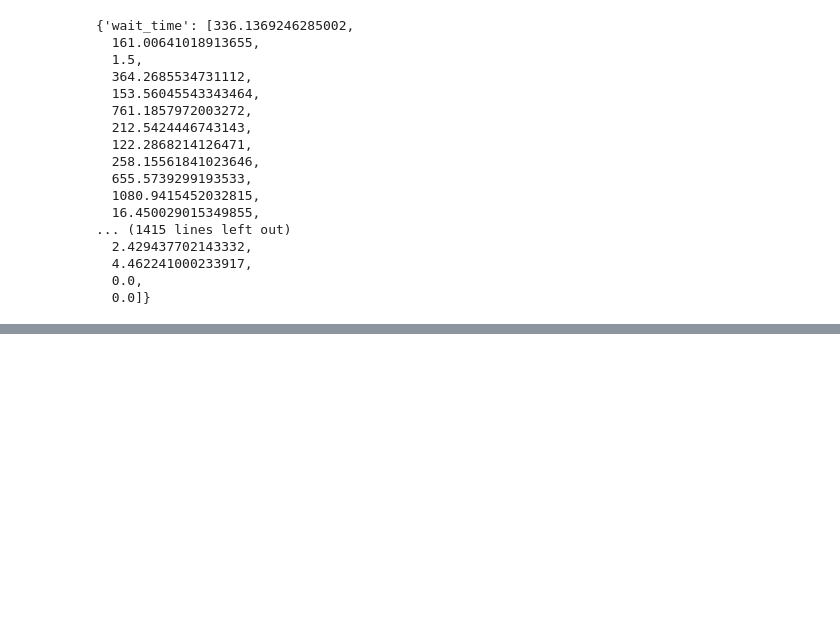
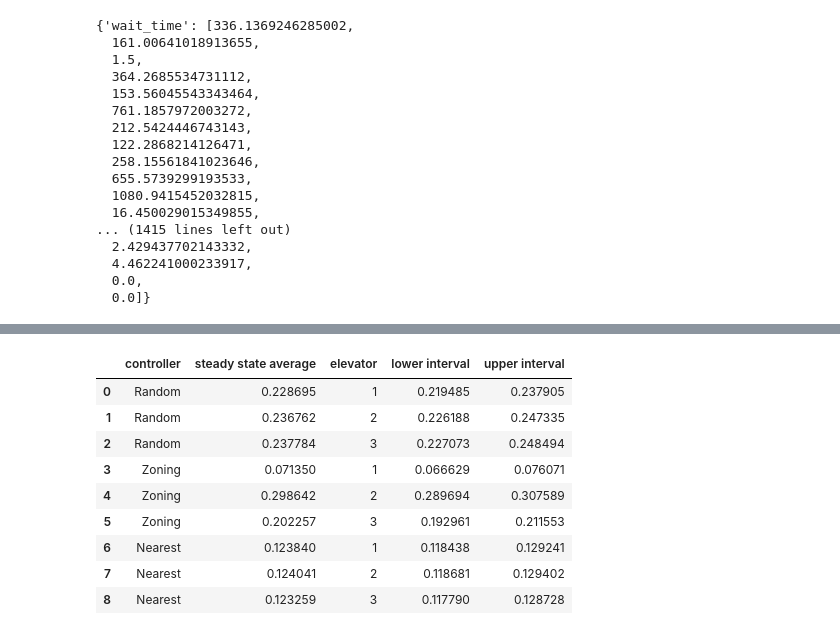
Before and after one commit to becauselol/40.305-Project---Elevator-Group-Control, a Jupyter notebook: interactive_analysis.ipynb, the cells around one changed output, grey strips where cells are left out. Drawn from its saved outputs; the diff is of its cells as text; code cells hidden in the pictures; blank space fills up the shorter version.

```diff
--- a/interactive_analysis.ipynb
+++ b/interactive_analysis.ipynb
@@ -153,0 +158,13 @@ Confidence Interval : [0.005417, 0.007469]
+# %%
+df
+# %% [output]
+|  | controller | steady state average | elevator | lower interval | upper interval |
+| 0 | Random | 0.228695 | 1 | 0.219485 | 0.237905 |
+| 1 | Random | 0.236762 | 2 | 0.226188 | 0.247335 |
+| 2 | Random | 0.237784 | 3 | 0.227073 | 0.248494 |
+| 3 | Zoning | 0.071350 | 1 | 0.066629 | 0.076071 |
+| 4 | Zoning | 0.298642 | 2 | 0.289694 | 0.307589 |
+| 5 | Zoning | 0.202257 | 3 | 0.192961 | 0.211553 |
+| 6 | Nearest | 0.123840 | 1 | 0.118438 | 0.129241 |
+| 7 | Nearest | 0.124041 | 2 | 0.118681 | 0.129402 |
+| 8 | Nearest | 0.123259 | 3 | 0.117790 | 0.128728 |
```
Also changed, not shown: parts of 16 cells of this notebook, 6 other files.
